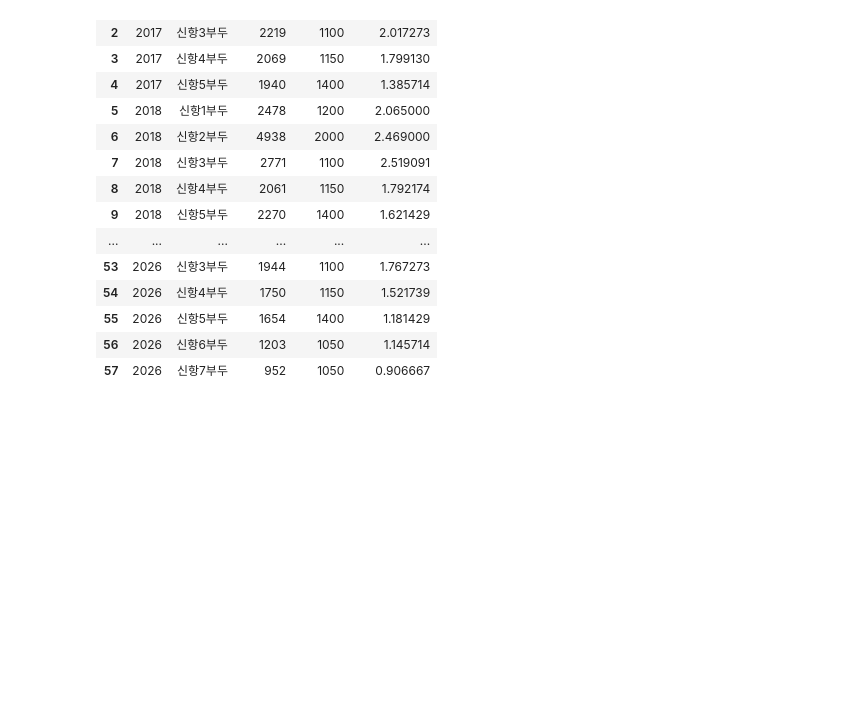
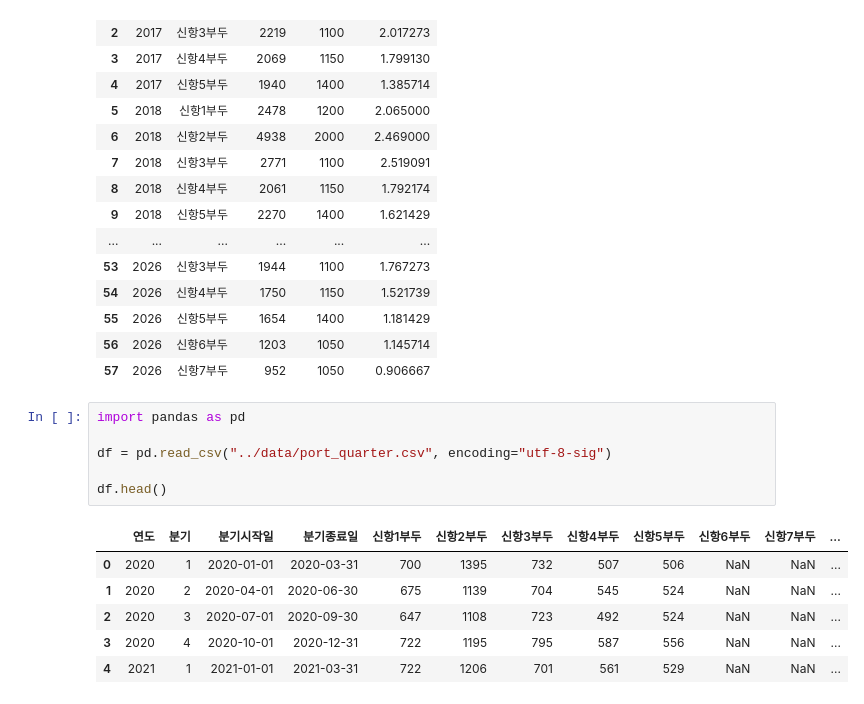
Before and after one commit to BUSAN-IS-SMART/Final_Project, a Jupyter notebook: EDA/EDA_sk.ipynb, the cells around one changed output. Saved outputs shown, nothing was run; the diff lists cells and outputs as text; blank space fills up the shorter version.

Commit message:
port_quarter

```diff
--- a/EDA/EDA_sk.ipynb
+++ b/EDA/EDA_sk.ipynb
@@ -200,3 +200,16 @@ display(grouped)
 | 55 | 2026 | 신항5부두 | 1654 | 1400 | 1.181429 |
 | 56 | 2026 | 신항6부두 | 1203 | 1050 | 1.145714 |
 | 57 | 2026 | 신항7부두 | 952 | 1050 | 0.906667 |
+# %%
+import pandas as pd
+
+df = pd.read_csv("../data/port_quarter.csv", encoding="utf-8-sig")
+
+df.head()
+# %% [output]
+|  | 연도 | 분기 | 분기시작일 | 분기종료일 | 신항1부두 | 신항2부두 | 신항3부두 | 신항4부두 | 신항5부두 | 신항6부두 | 신항7부두 | ... |
+| 0 | 2020 | 1 | 2020-01-01 | 2020-03-31 | 700 | 1395 | 732 | 507 | 506 | NaN | NaN | ... |
+| 1 | 2020 | 2 | 2020-04-01 | 2020-06-30 | 675 | 1139 | 704 | 545 | 524 | NaN | NaN | ... |
+| 2 | 2020 | 3 | 2020-07-01 | 2020-09-30 | 647 | 1108 | 723 | 492 | 524 | NaN | NaN | ... |
+| 3 | 2020 | 4 | 2020-10-01 | 2020-12-31 | 722 | 1195 | 795 | 587 | 556 | NaN | NaN | ... |
+| 4 | 2021 | 1 | 2021-01-01 | 2021-03-31 | 722 | 1206 | 701 | 561 | 529 | NaN | NaN | ... |
```
Also changed, not shown: parts of 1 cell of this notebook, 2 other files.
